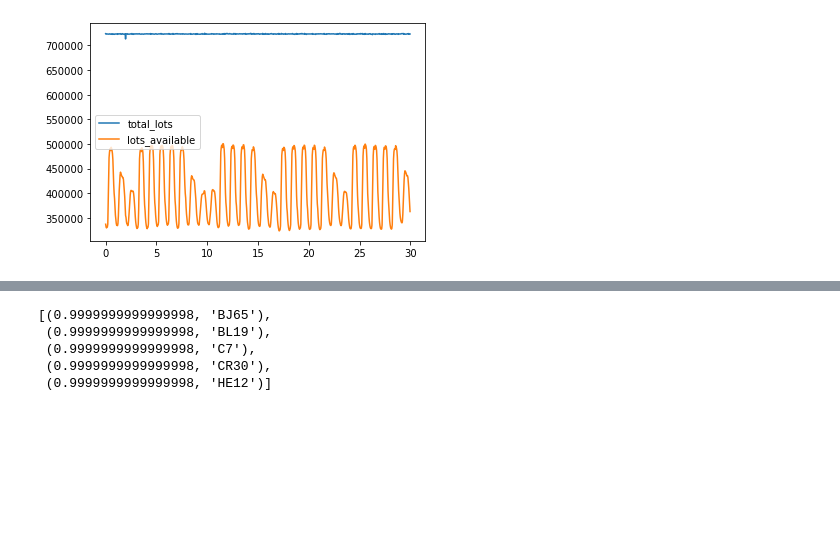
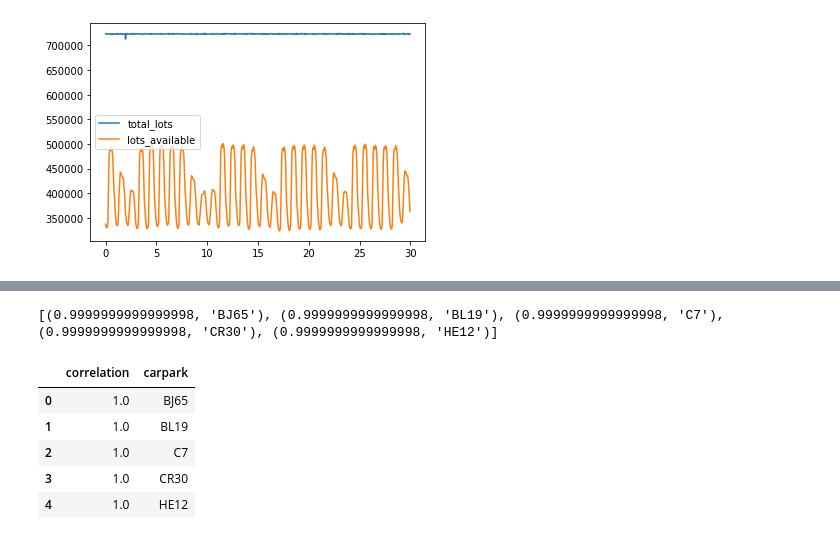
Before and after one commit to EthanWong2212/EE4211_Proj, a Jupyter notebook: Proj_code.ipynb, the cells around one changed output, grey strips where cells are left out. Drawn from its saved outputs; the diff is of its cells as text; code cells hidden in the pictures; blank space fills up the shorter version.

```diff
--- a/Proj_code.ipynb
+++ b/Proj_code.ipynb
@@ -317,11 +324,3 @@ def get_top_correlated(carpark_number,d,top):
             ls.append((correlation(d[key],d[carpark_number]),key))
     ls.sort()
     return ls[:top]
-
-get_top_correlated("HLM",d,5)
-# %% [output]
-[(0.9999999999999998, 'BJ65'),
- (0.9999999999999998, 'BL19'),
- (0.9999999999999998, 'C7'),
- (0.9999999999999998, 'CR30'),
- (0.9999999999999998, 'HE12')]
@@ -329,0 +327,14 @@ das
+# %%
+result = get_top_correlated("HLM",d,5)
+# %%
+print(result)
+resultDf = pd.DataFrame(result, columns = ['correlation','carpark'])
+resultDf
+# %% [output]
+[(0.9999999999999998, 'BJ65'), (0.9999999999999998, 'BL19'), (0.9999999999999998, 'C7'), (0.9999999999999998, 'CR30'), (0.9999999999999998, 'HE12')]
+|  | correlation | carpark |
+| 0 | 1.0 | BJ65 |
+| 1 | 1.0 | BL19 |
+| 2 | 1.0 | C7 |
+| 3 | 1.0 | CR30 |
+| 4 | 1.0 | HE12 |
```
Also changed, not shown: parts of 5 cells of this notebook.
